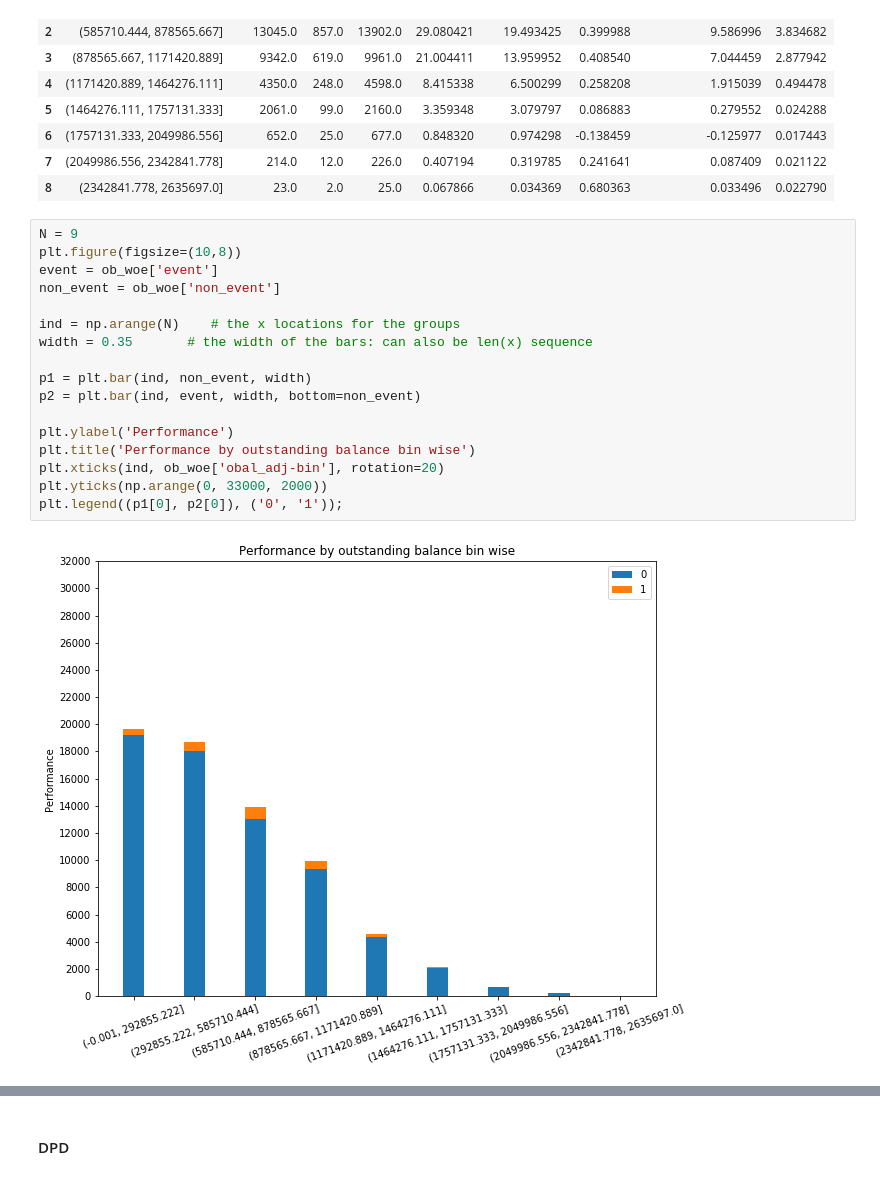
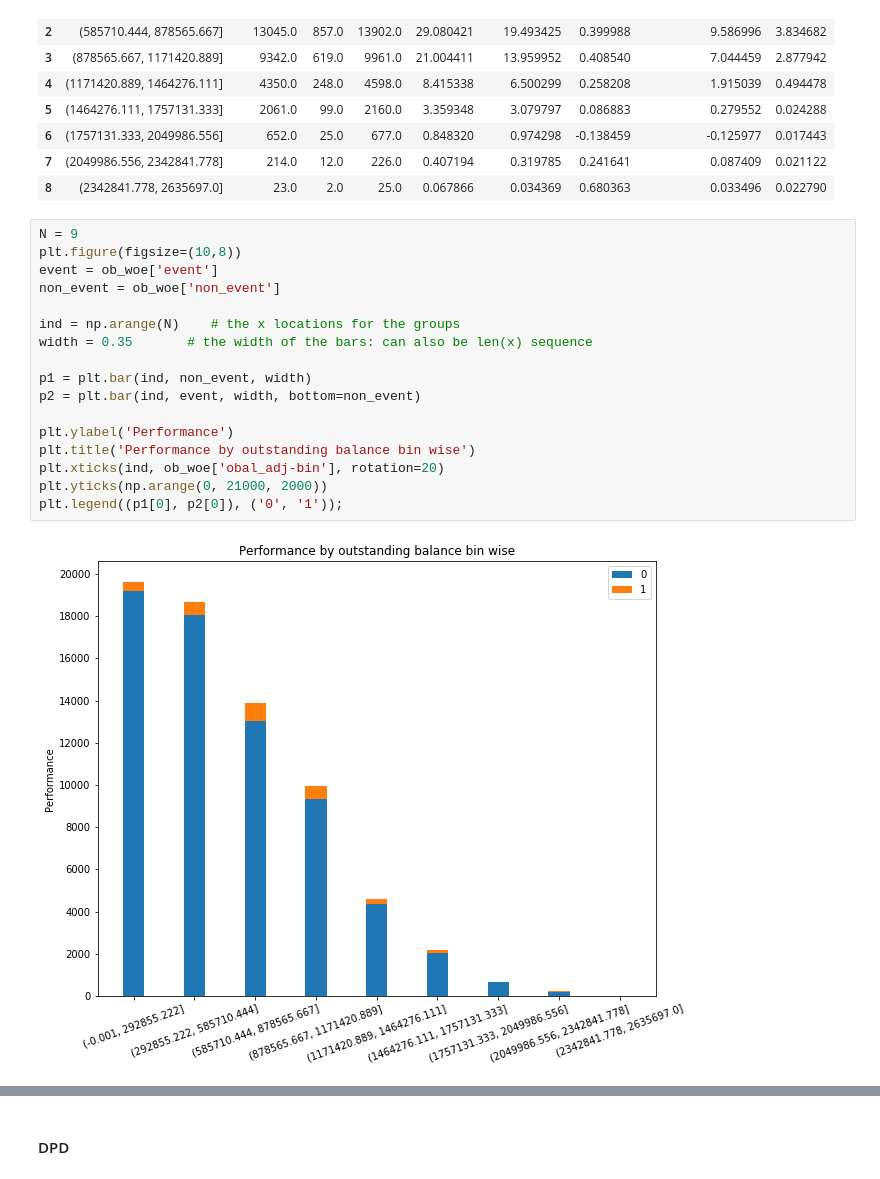
Before and after one commit to patwadeepak/capstone-project, a Jupyter notebook: Capstone-Project.ipynb, the cells around one changed output, grey strips where cells are left out. Saved outputs shown, nothing was run; the diff lists cells and outputs as text.

```diff
--- a/Capstone-Project.ipynb
+++ b/Capstone-Project.ipynb
@@ -1102,22 +1102,22 @@ IV is 16.942
 # %%
 N = 9
 plt.figure(figsize=(10,8))
 event = ob_woe['event']
 non_event = ob_woe['non_event']
 
 ind = np.arange(N)    # the x locations for the groups
 width = 0.35       # the width of the bars: can also be len(x) sequence
 
 p1 = plt.bar(ind, non_event, width)
 p2 = plt.bar(ind, event, width, bottom=non_event)
 
 plt.ylabel('Performance')
 plt.title('Performance by outstanding balance bin wise')
 plt.xticks(ind, ob_woe['obal_adj-bin'], rotation=20)
-plt.yticks(np.arange(0, 33000, 2000))
+plt.yticks(np.arange(0, 21000, 2000))
 plt.legend((p1[0], p2[0]), ('0', '1'));
 # %% [output]
-[figure, old version]
+[figure, new version]
 # %%
 plt.figure(figsize=(10,8))
 r = range(1, 10)
```
Also changed, not shown: parts of 82 cells of this notebook.
